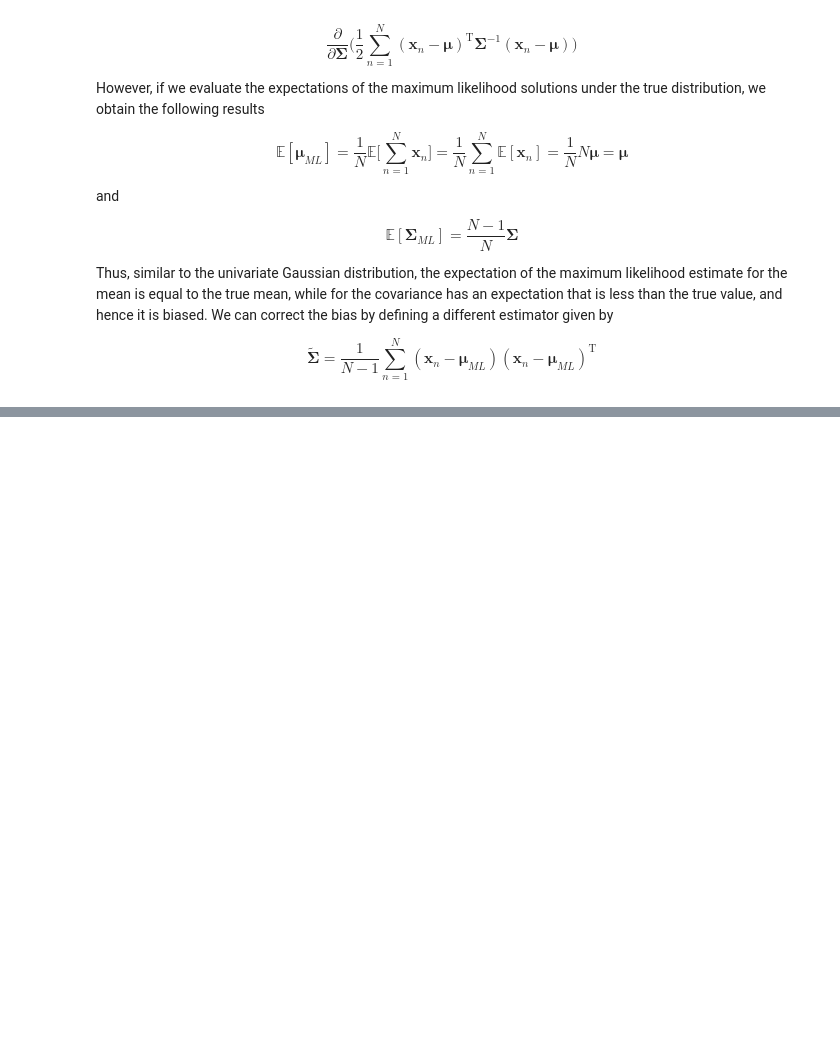
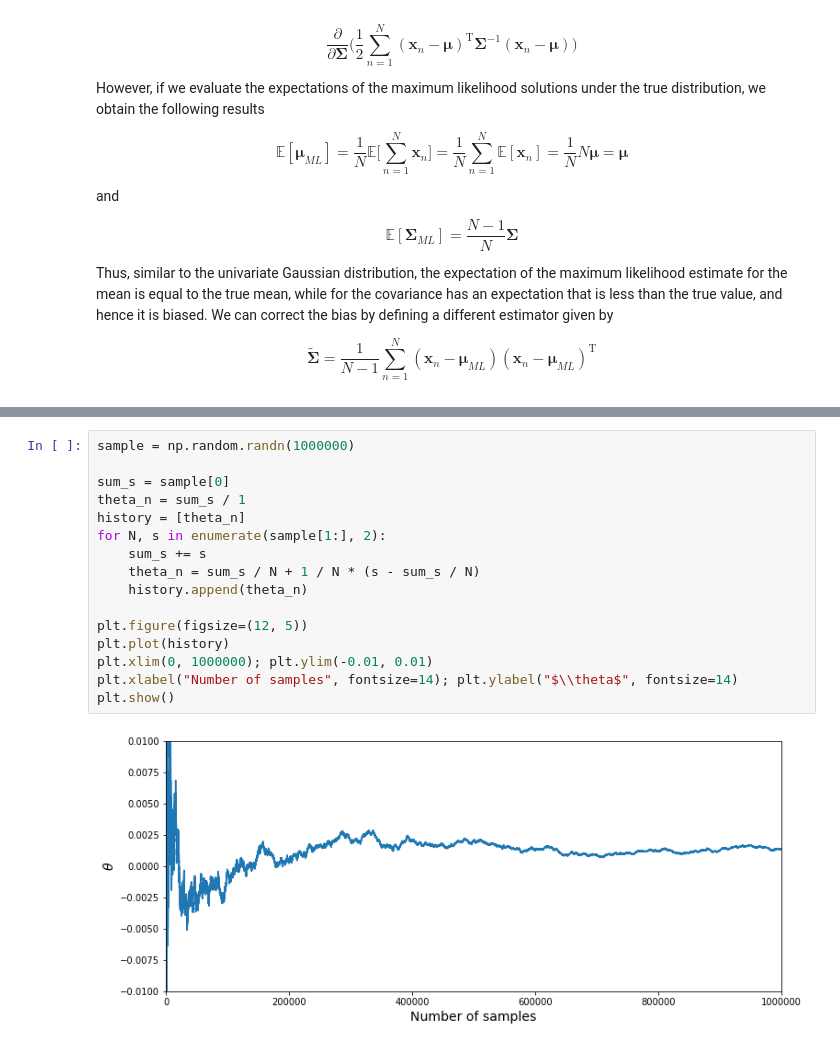
Before and after one commit to vagmcs/PRML, a Jupyter notebook: notebooks/ch2_probability_distributions.ipynb, the cells around one changed output, grey strips where cells are left out. Drawn from its saved outputs; the diff is of its cells as text; blank space fills up the shorter version.

```diff
--- a/notebooks/ch2_probability_distributions.ipynb
+++ b/notebooks/ch2_probability_distributions.ipynb
@@ -845,0 +888,18 @@ np.cov(X.T).shape
+# %%
+sample = np.random.randn(1000000)
+
+sum_s = sample[0]
+theta_n = sum_s / 1
+history = [theta_n]
+for N, s in enumerate(sample[1:], 2):
+    sum_s += s
+    theta_n = sum_s / N + 1 / N * (s - sum_s / N)
+    history.append(theta_n)
+
+plt.figure(figsize=(12, 5))
+plt.plot(history)
+plt.xlim(0, 1000000); plt.ylim(-0.01, 0.01)
+plt.xlabel("Number of samples", fontsize=14); plt.ylabel("$\\theta$", fontsize=14)
+plt.show()
+# %% [output]
+[figure, added]
```
Also changed, not shown: parts of 3 cells of this notebook, 1 other file.
